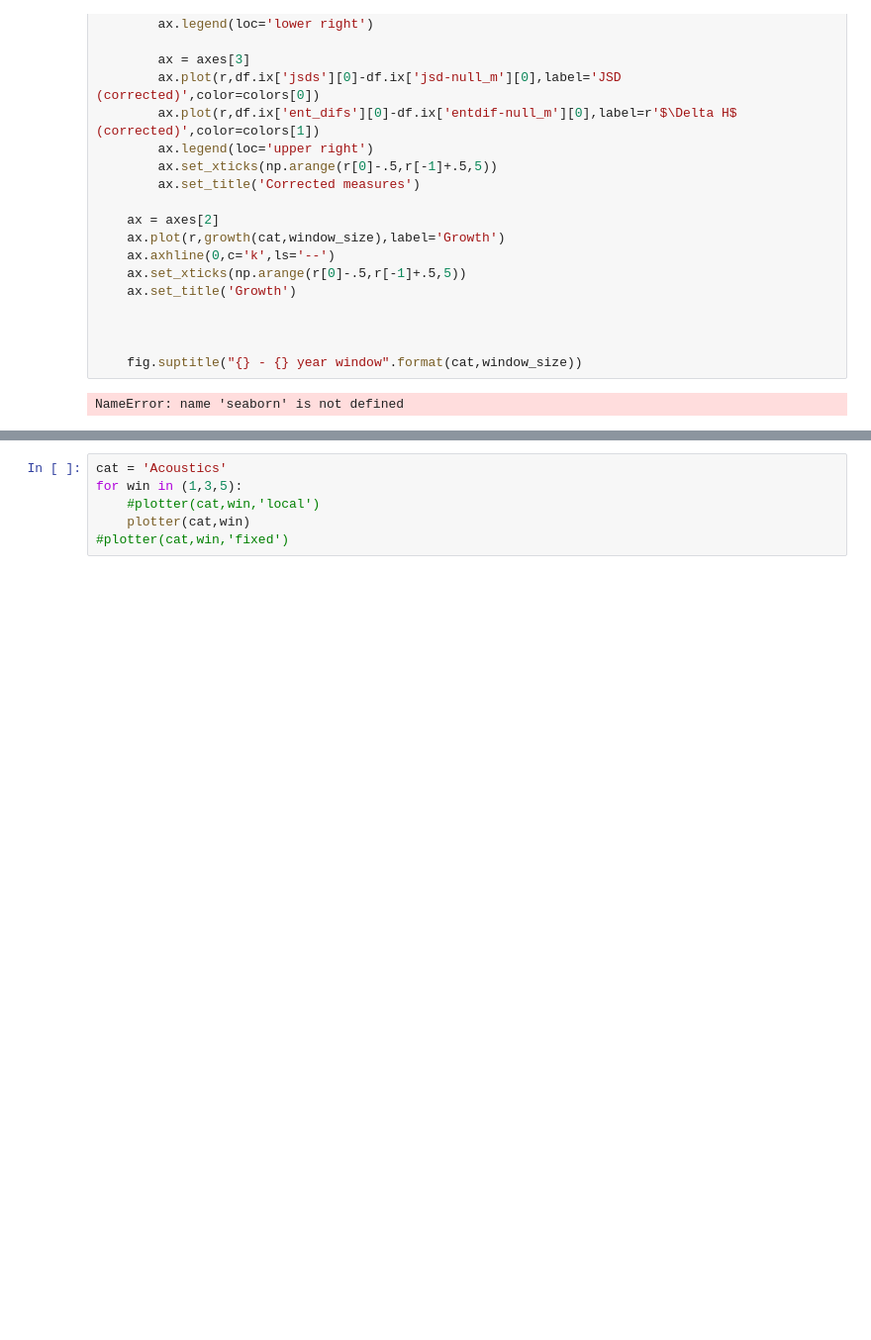
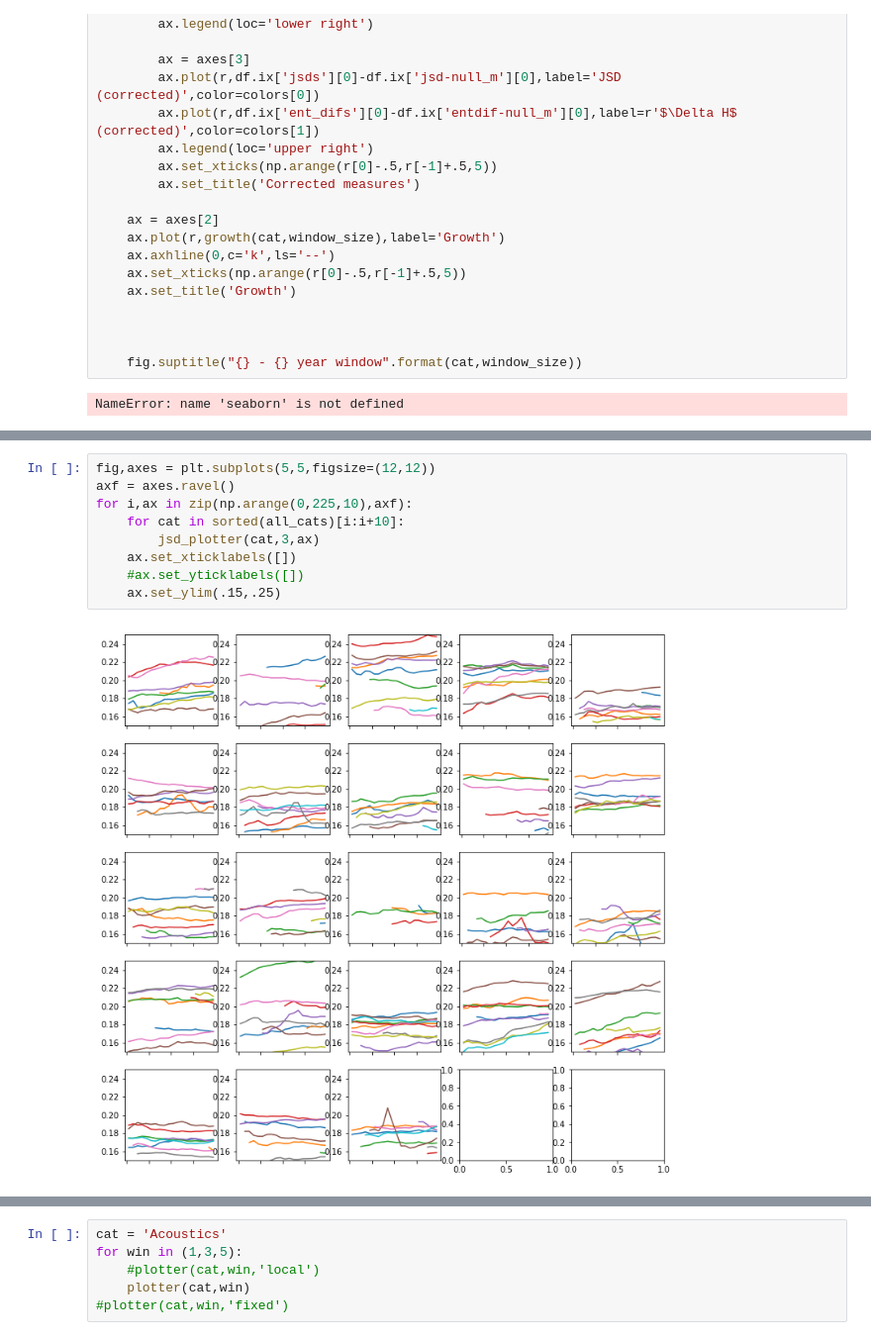
Before and after one commit to jlorince/wos-text-dynamics, a Jupyter notebook: notebooks/data-exploration.ipynb, the cells around one changed output, grey strips where cells are left out. Shown at 99% size. Saved outputs shown, nothing was run; the diff lists cells and outputs as text; blank space fills up the shorter version.

```diff
--- a/notebooks/data-exploration.ipynb
+++ b/notebooks/data-exploration.ipynb
@@ -199,3 +216,14 @@ def ent_plotter(cat,window_size,ax):
+# %%
+fig,axes = plt.subplots(5,5,figsize=(12,12))
+axf = axes.ravel()
+for i,ax in zip(np.arange(0,225,10),axf):
+    for cat in sorted(all_cats)[i:i+10]:
+        jsd_plotter(cat,3,ax)
+    ax.set_xticklabels([])
+    #ax.set_yticklabels([])
+    ax.set_ylim(.15,.25)
+# %% [output]
+[figure, added]
 # %%
 fig,axes = plt.subplots(5,5,figsize=(12,12))
 axf = axes.ravel()
```
Also changed, not shown: parts of 2 cells of this notebook, 8 other files.
